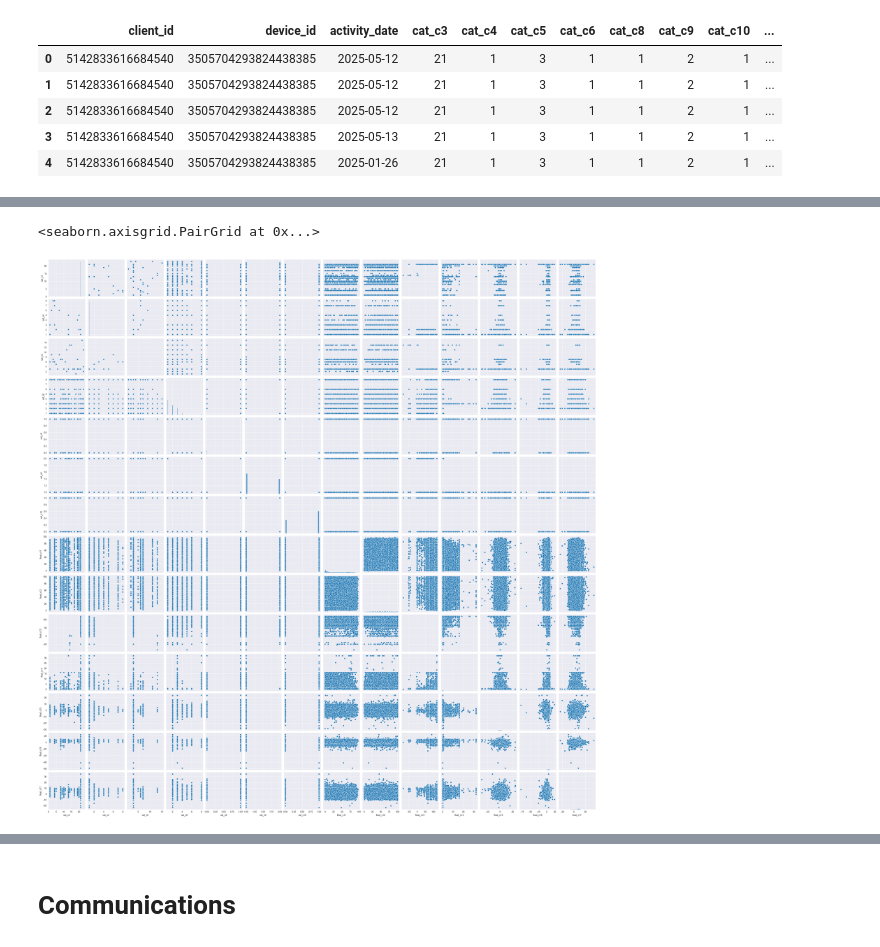
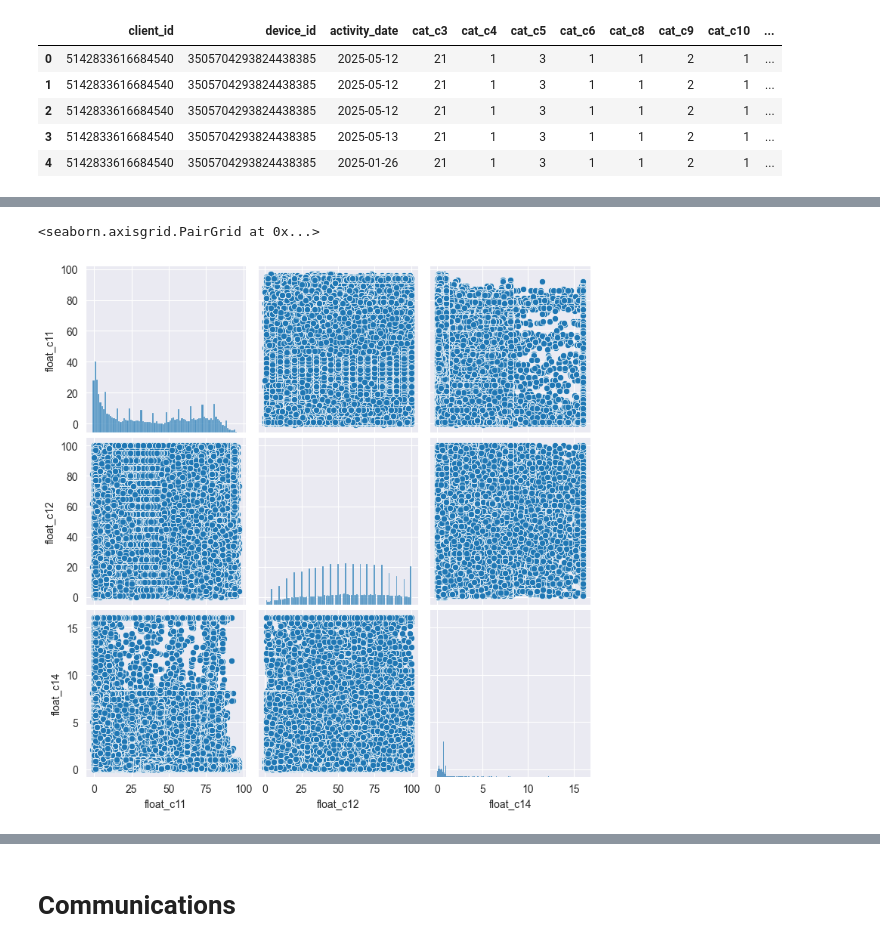
Before and after one commit to danproshyn/ff_internship, a Jupyter notebook: data_analysis.ipynb, the cells around one changed output, grey strips where cells are left out. Drawn from its saved outputs; the diff is of its cells as text; code cells hidden in the pictures.

Commit message:
feat: app_activity data cleanup

```diff
--- a/data_analysis.ipynb
+++ b/data_analysis.ipynb
@@ -82,7 +82,7 @@ transactions_dtypes = {
 }
 
 transactions = pd.read_csv(
-   'data/initial/TRANSACTIONS.csv',
+   'data/samples/TRANSACTIONS_SAMPLE.csv',
    sep=',',
    dtype=transactions_dtypes,
    parse_dates=["TRAN_DATE"],
@@ -191,7 +191,7 @@ axes = axes.flatten()
 
 for i, col in enumerate(cat_cols):
     ax = axes[i]
-    counts = transactions_sample[col].astype(int).value_counts().head(20).sort_index()
+    counts = transactions[col].astype(int).value_counts().head(20).sort_index()
     counts.plot(kind='bar', ax=ax)
     ax.set_title(col)
     ax.set_xlabel('Category')
@@ -301,6 +299,16 @@ app_activity = app_activity.rename(columns=str.lower)
 
 # Convert bool columns to 0 and 1
 app_activity = app_activity.astype({col: 'Int8' for col, dtype in zip(app_activity.columns, app_activity.dtypes) if dtype in ('bool', 'boolean')})
+# %%
+# Drop columns with NULL-values > 40%
+app_activity = app_activity.drop(columns=['float_c13', 'float_c15', 'float_c16', 'float_c17'])
+
+# Drop rows with more than 2 NULL-values in categorical columns
+app_activity = app_activity.dropna(subset=['cat_c3', 'cat_c8', 'cat_c9', 'cat_c10'])
+
+# Fill the most frequent value into "cat_c4" column gaps
+cat_c4_fill_val = app_activity['cat_c4'].value_counts().idxmax()
+app_activity['cat_c4'] = app_activity['cat_c4'].fillna(cat_c4_fill_val)
 # %%
 app_activity.head()
 # %% [output]
@@ -411,7 +444,8 @@ Name: count, dtype: Int64
 # %%
-sns.pairplot(app_activity_sample[['cat_c3', 'cat_c4', 'cat_c5', 'cat_c6', 'cat_c8', 'cat_c9', 'cat_c10', 'float_c11', 'float_c12', 'float_c13', 'float_c14', 'float_c15', 'float_c16', 'float_c17']])
+# sns.pairplot(app_activity[['float_c11', 'float_c12', 'float_c13', 'float_c14', 'float_c15', 'float_c16', 'float_c17']])
+sns.pairplot(app_activity[['float_c11', 'float_c12', 'float_c14']])
 # %% [output]
 <seaborn.axisgrid.PairGrid at 0x...>
-[figure, old version]
+[figure, new version]
 # %%
 # Correlation matrix
```
Also changed, not shown: parts of 27 cells of this notebook, 1 other file.
